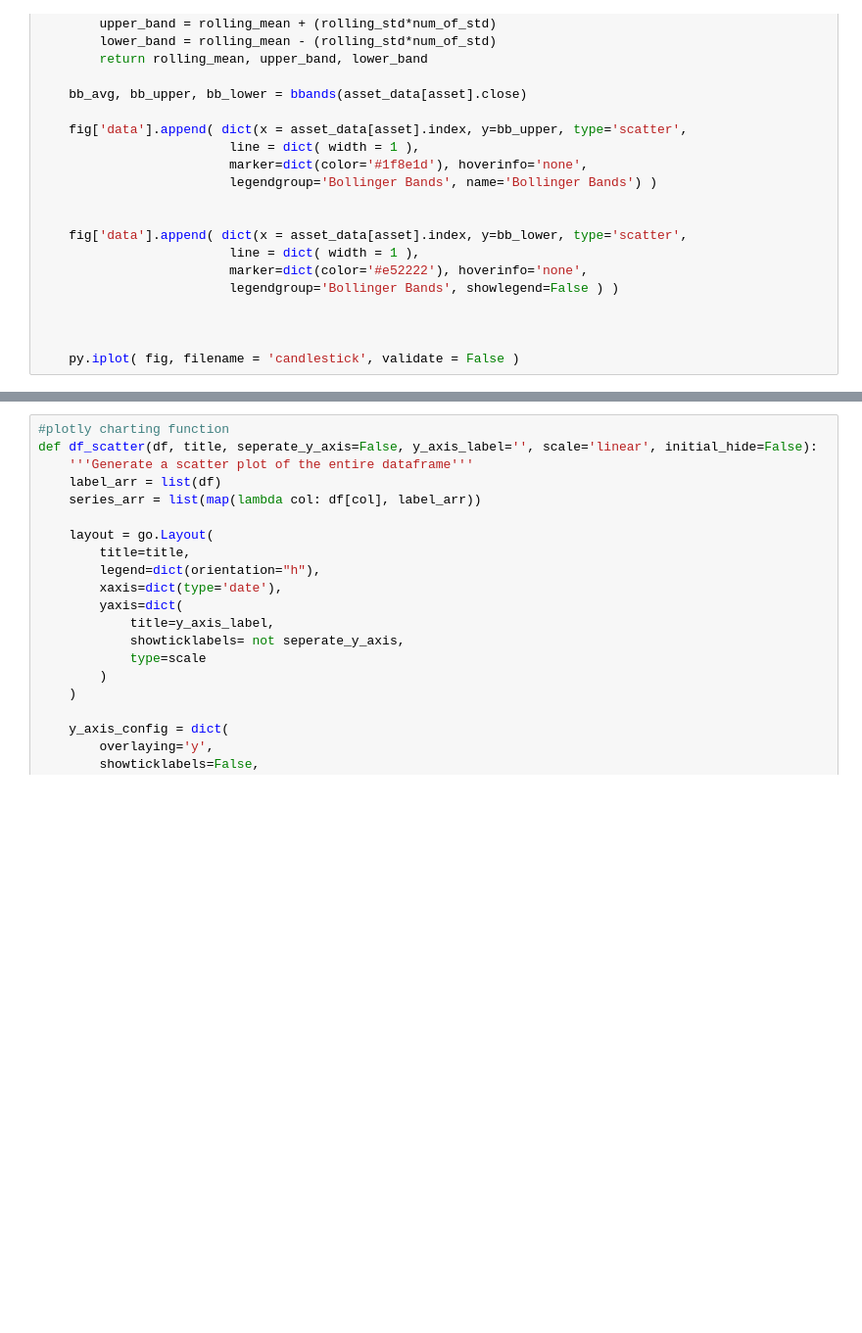
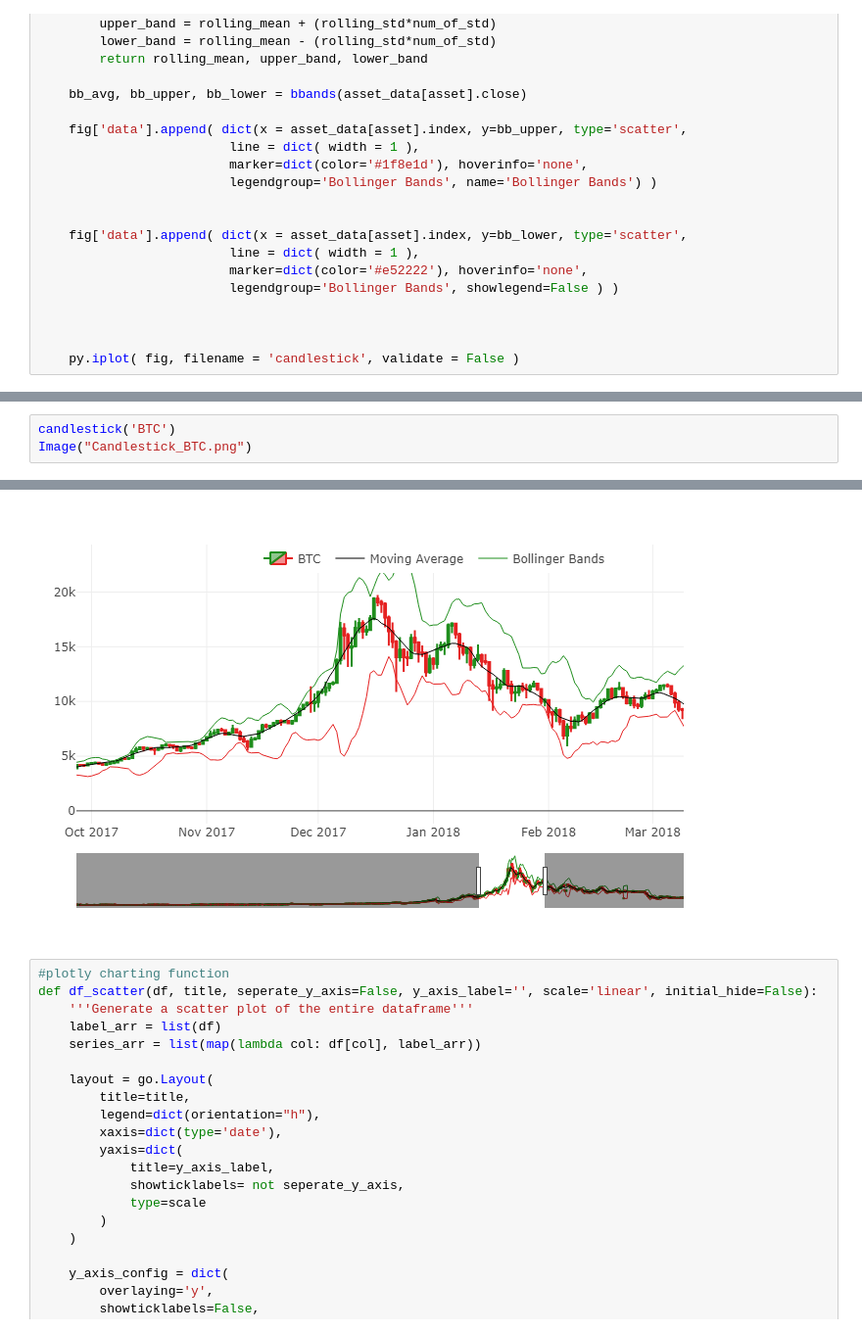
Before and after one commit to kyjohnson92/Crypto_ML, a Jupyter notebook: Crypto-Price-Analysis.ipynb, the cells around one changed output, grey strips where cells are left out. Shown at 98% size. Saved outputs shown, nothing was run; the diff lists cells and outputs as text; blank space fills up the shorter version.

```diff
--- a/Crypto-Price-Analysis.ipynb
+++ b/Crypto-Price-Analysis.ipynb
@@ -222,0 +206,4 @@ candlestick('ETH')
+# %%
+candlestick('BTC')
+Image("Candlestick_BTC.png")
+# %% [output]
@@ -223,3 +211,4 @@ candlestick('ETH')
+[figure, added]
 # %%
 #plotly charting function
 def df_scatter(df, title, seperate_y_axis=False, y_axis_label='', scale='linear', initial_hide=False):
```
Also changed, not shown: parts of 8 cells of this notebook.
